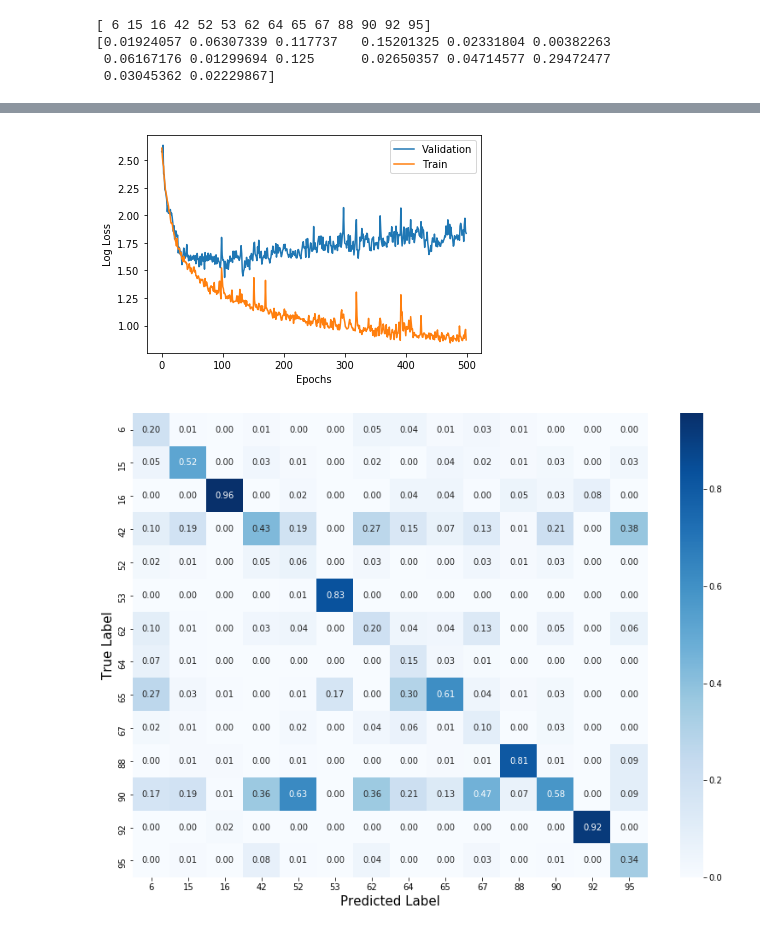
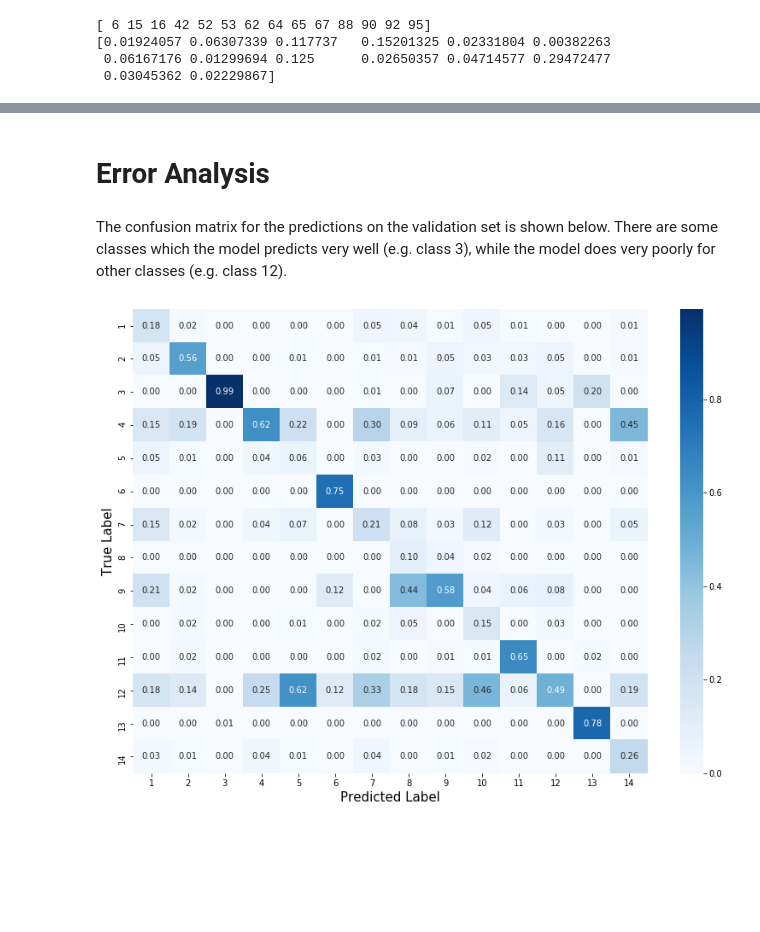
Before and after one commit to neerajkulk/ml_finalproj, a Jupyter notebook: Neil_CNN.ipynb, the cells around one changed output, grey strips where cells are left out. Cells and saved outputs as stored; diff of their text form; code cells hidden in the pictures; blank space fills up the shorter version.

```diff
--- a/Neil_CNN.ipynb
+++ b/Neil_CNN.ipynb
@@ -150,5 +157,4 @@ None
 # %%
-dense_model.compile(loss=LogLoss,
-                    #loss=keras.losses.mean_squared_error,
-                    optimizer='adam',
-                    metrics=['accuracy'])
+CNN_model.compile(loss=LogLoss,
+                  optimizer=keras.optimizers.Adam(),
+                  metrics=['accuracy'])
@@ -161,11 +161,11 @@ print(y_train.shape)
 # %%
-epochs = 100
+epochs = 200
 batch_size = 100
-dense_model.reset_states()
-history = dense_model.fit(X_train, y_train,
-                          batch_size=batch_size,
-                          epochs=epochs,
-                          verbose=1,
-                          validation_data=(X_test, y_test))
+CNN_history = CNN_model.fit(X_train, y_train,
+                            batch_size=batch_size,
+                            epochs=epochs,
+                            verbose=1,
+                            shuffle=True,
+                            validation_data=(X_test, y_test))
 # %% [output]
 Train on 6278 samples, validate on 1570 samples
@@ -246,13 +213,0 @@ None
-# %%
-CNN_model.compile(loss=LogLoss,
-                  optimizer='adam',
-                  metrics=['accuracy'])
-# %%
-epochs = 500
-batch_size = 100
-CNN_history = CNN_model.fit(X_train, y_train,
-                            batch_size=batch_size,
-                            epochs=epochs,
-                            verbose=1,
-                            shuffle=True,
-                            validation_data=(X_test, y_test))
@@ -287,23 +214,17 @@ plt.show()
-# %%
-plt.plot(CNN_history.history['val_loss'], label='Validation')
-plt.plot(CNN_history.history['loss'], label='Train')
-plt.xlabel('Epochs')
-plt.ylabel('Log Loss')
-plt.legend()
-plt.savefig('CNN_loss_500_epochs.png', dpi=200, bbox_inches='tight')
-plt.show()
-# %% [output]
-[figure, removed]
+# %% [markdown]
+# Error Analysis
+# %% [markdown]
+The confusion matrix for the predictions on the validation set is shown below. There are some classes which the model predicts very well (e.g. class 3), while the model does very poorly for other classes (e.g. class 12).
 # %%
 test_pred = CNN_model.predict(X_test)
 CNN_cf = confusion_matrix(y_test.argmax(axis=1), test_pred.argmax(axis=1))
 CNN_cf_norm = CNN_cf / CNN_cf.sum(axis=0)
 
 plt.figure(figsize = (13.5,10))
-sn.heatmap(CNN_cf_norm, annot=True, fmt='.2f', cmap='Blues', xticklabels=targets, yticklabels=targets)
+sn.heatmap(CNN_cf_norm, annot=True, fmt='.2f', cmap='Blues', xticklabels=np.arange(1,15), yticklabels=np.arange(1,15))
 plt.xlabel('Predicted Label', fontsize=15)
 plt.ylabel('True Label', fontsize=15)
-plt.savefig('CNN_confusion_matrix_500_epochs.png', dpi=200, bbox_inches='tight')
+#plt.savefig('CNN_confusion_matrix_200_epochs.png', dpi=200, bbox_inches='tight')
 plt.show()
 # %% [output]
-[figure, old version]
+[figure, new version]
```
Also changed, not shown: parts of 21 cells of this notebook.
